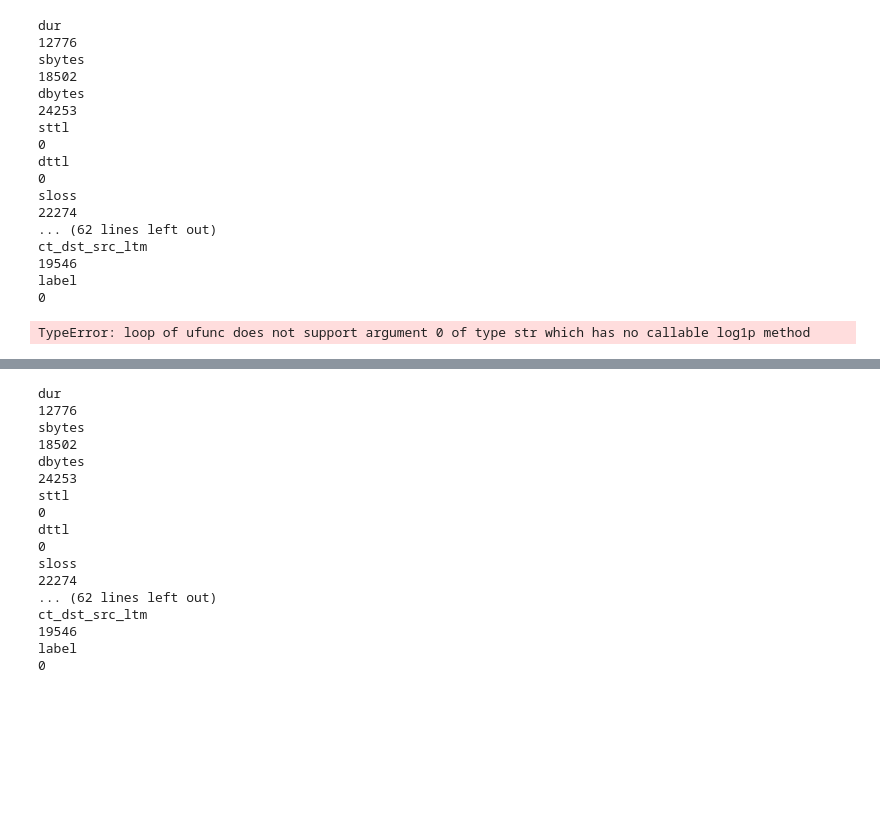
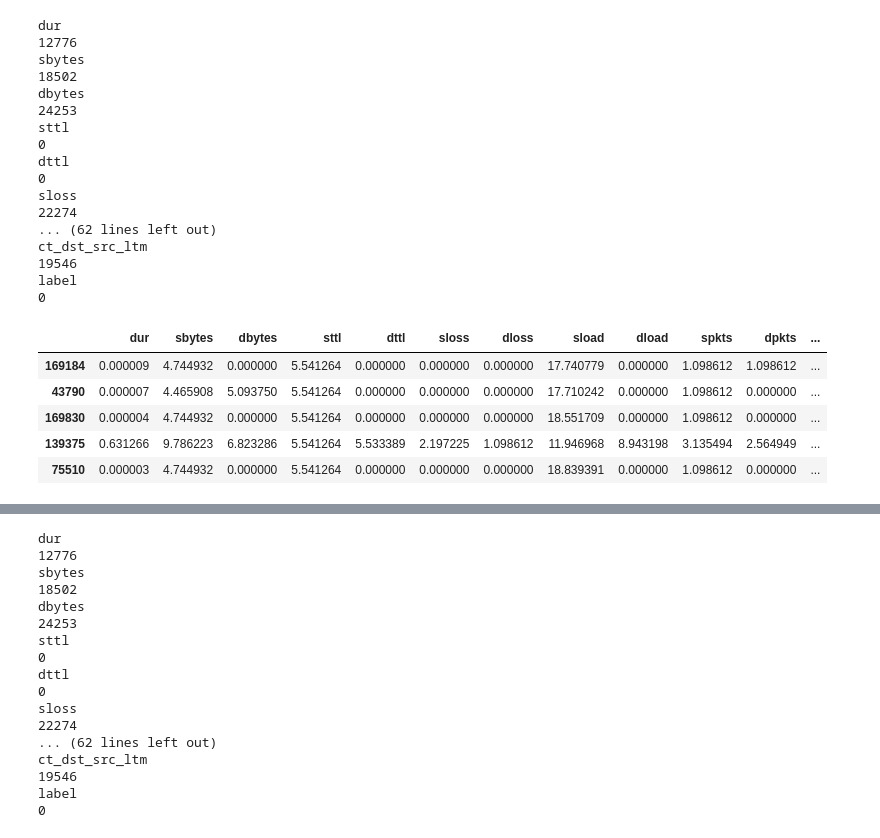
Before and after one commit to rizqikapratamaa/Tubes2_AI_atk_hlic, a Jupyter notebook: src/notebook.ipynb, the cells around one changed output, grey strips where cells are left out. Drawn from its saved outputs; the diff is of its cells as text; code cells hidden in the pictures; blank space fills up the shorter version.

```diff
--- a/src/notebook.ipynb
+++ b/src/notebook.ipynb
@@ -578,13 +579,27 @@ label
 # %%
 # train_df_clean_numeric = train_df_clean.select_dtypes(include=['float64', 'int64'])
 # for feature in train_df_clean_numeric.columns:
 #     if train_df_clean_numeric[feature].max()>10*train_df_clean_numeric[feature].median() and train_df_clean_numeric[feature].max()>10 :
 #         train_df_clean[feature] = np.where(train_df_clean[feature]<train_df_clean[feature].quantile(0.95), train_df_clean[feature], train_df_clean[feature].quantile(0.95))
 
-train_df_clean_log_transformed = train_df_clean.apply(lambda x: np.log1p(x))
+# train_df_clean_log_transformed = train_df_clean.apply(lambda x: np.log1p(x))
+# train_df_clean_log_transformed.head()
+
+# Select only numeric columns
+train_df_clean_numeric = train_df_clean.select_dtypes(include=['float64', 'int64'])
+
+# Apply log1p transformation only to numeric columns
+train_df_clean_log_transformed = train_df_clean_numeric.apply(lambda x: np.log1p(x))
+
+# View the transformed data
 train_df_clean_log_transformed.head()
 # %% [output]
-TypeError: loop of ufunc does not support argument 0 of type str which has no callable log1p method
+|  | dur | sbytes | dbytes | sttl | dttl | sloss | dloss | sload | dload | spkts | dpkts | ... |
+| 169184 | 0.000009 | 4.744932 | 0.000000 | 5.541264 | 0.000000 | 0.000000 | 0.000000 | 17.740779 | 0.000000 | 1.098612 | 1.098612 | ... |
+| 43790 | 0.000007 | 4.465908 | 5.093750 | 5.541264 | 0.000000 | 0.000000 | 0.000000 | 17.710242 | 0.000000 | 1.098612 | 0.000000 | ... |
+| 169830 | 0.000004 | 4.744932 | 0.000000 | 5.541264 | 0.000000 | 0.000000 | 0.000000 | 18.551709 | 0.000000 | 1.098612 | 0.000000 | ... |
+| 139375 | 0.631266 | 9.786223 | 6.823286 | 5.541264 | 5.533389 | 2.197225 | 1.098612 | 11.946968 | 8.943198 | 3.135494 | 2.564949 | ... |
+| 75510 | 0.000003 | 4.744932 | 0.000000 | 5.541264 | 0.000000 | 0.000000 | 0.000000 | 18.839391 | 0.000000 | 1.098612 | 0.000000 | ... |
 # %%
 train_df_clean_numeric = train_df_clean.select_dtypes(include=['float64', 'int64'])
 train_df_clean_numeric.describe(include='all')
```
Also changed, not shown: parts of 7 cells of this notebook, 1 other file.
